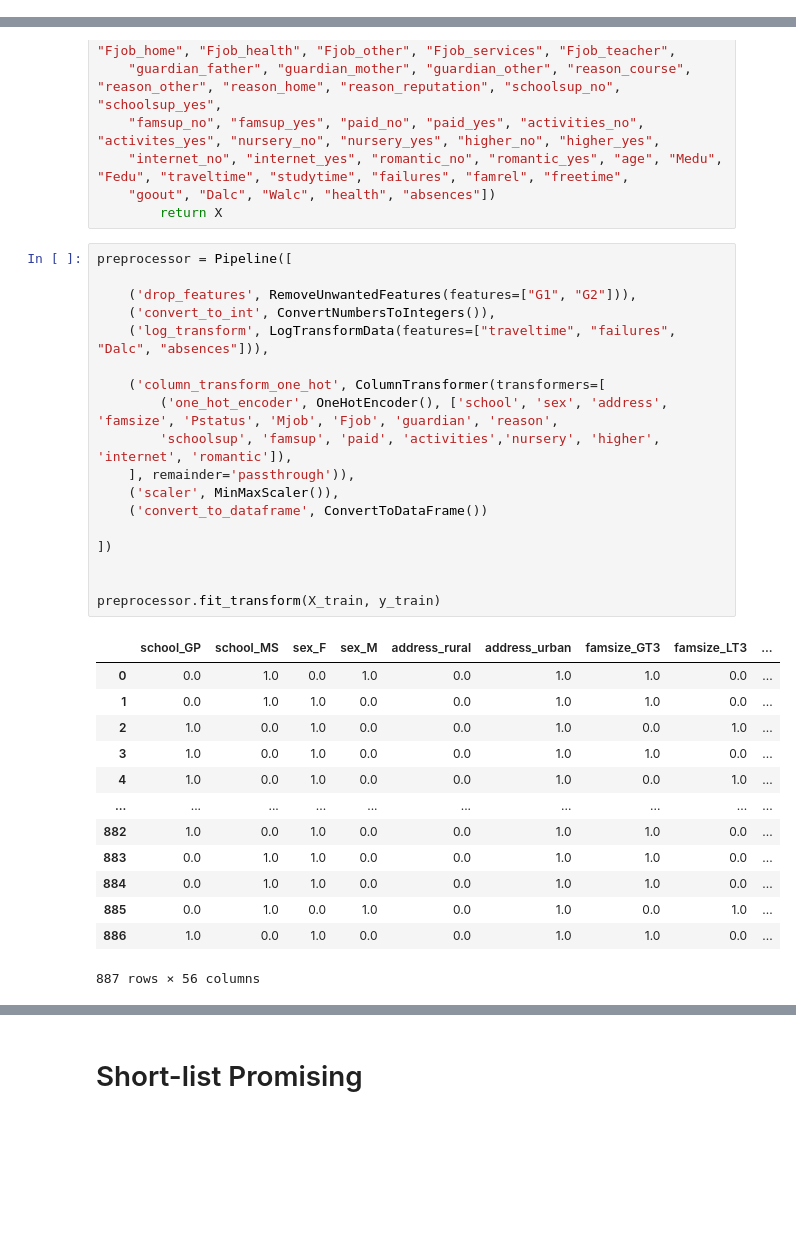
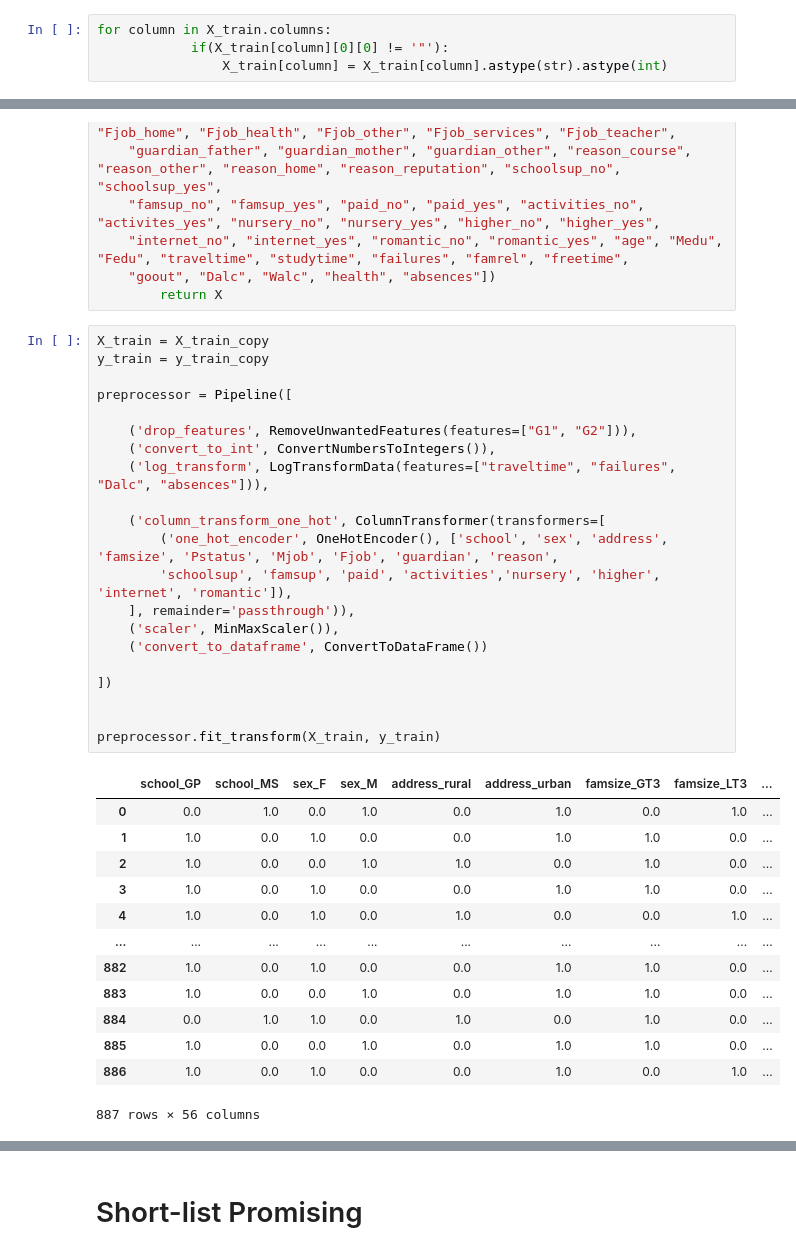
Before and after one commit to MShimer33/MachineLearningFinalProject, a Jupyter notebook: education.ipynb, the cells around one changed output, grey strips where cells are left out. Cells and saved outputs as stored; diff of their text form; blank space fills up the shorter version.

```diff
--- a/education.ipynb
+++ b/education.ipynb
@@ -143,4 +143,8 @@ memory usage: 269.3+ KB
 # %% [markdown]
 Explore the data
 ===
+# %%
+for column in X_train.columns:
+            if(X_train[column][0][0] != '"'):
+                X_train[column] = X_train[column].astype(str).astype(int)
 # %%
@@ -231,34 +234,37 @@ class ConvertToDataFrame(BaseEstimator, TransformerMixin):
     "goout", "Dalc", "Walc", "health", "absences"])
         return X
 # %%
+X_train = X_train_copy
+y_train = y_train_copy
+
 preprocessor = Pipeline([
 
     ('drop_features', RemoveUnwantedFeatures(features=["G1", "G2"])),
     ('convert_to_int', ConvertNumbersToIntegers()),
     ('log_transform', LogTransformData(features=["traveltime", "failures", "Dalc", "absences"])),
 
     ('column_transform_one_hot', ColumnTransformer(transformers=[
         ('one_hot_encoder', OneHotEncoder(), ['school', 'sex', 'address', 'famsize', 'Pstatus', 'Mjob', 'Fjob', 'guardian', 'reason',
         'schoolsup', 'famsup', 'paid', 'activities','nursery', 'higher', 'internet', 'romantic']),
     ], remainder='passthrough')),
     ('scaler', MinMaxScaler()),
     ('convert_to_dataframe', ConvertToDataFrame())
 
 ])
 
 
 preprocessor.fit_transform(X_train, y_train)
 # %% [output]
 |  | school_GP | school_MS | sex_F | sex_M | address_rural | address_urban | famsize_GT3 | famsize_LT3 | ... |
-| 0 | 0.0 | 1.0 | 0.0 | 1.0 | 0.0 | 1.0 | 1.0 | 0.0 | ... |
-| 1 | 0.0 | 1.0 | 1.0 | 0.0 | 0.0 | 1.0 | 1.0 | 0.0 | ... |
-| 2 | 1.0 | 0.0 | 1.0 | 0.0 | 0.0 | 1.0 | 0.0 | 1.0 | ... |
+| 0 | 0.0 | 1.0 | 0.0 | 1.0 | 0.0 | 1.0 | 0.0 | 1.0 | ... |
+| 1 | 1.0 | 0.0 | 1.0 | 0.0 | 0.0 | 1.0 | 1.0 | 0.0 | ... |
+| 2 | 1.0 | 0.0 | 0.0 | 1.0 | 1.0 | 0.0 | 1.0 | 0.0 | ... |
 | 3 | 1.0 | 0.0 | 1.0 | 0.0 | 0.0 | 1.0 | 1.0 | 0.0 | ... |
-| 4 | 1.0 | 0.0 | 1.0 | 0.0 | 0.0 | 1.0 | 0.0 | 1.0 | ... |
+| 4 | 1.0 | 0.0 | 1.0 | 0.0 | 1.0 | 0.0 | 0.0 | 1.0 | ... |
 | ... | ... | ... | ... | ... | ... | ... | ... | ... | ... |
 | 882 | 1.0 | 0.0 | 1.0 | 0.0 | 0.0 | 1.0 | 1.0 | 0.0 | ... |
-| 883 | 0.0 | 1.0 | 1.0 | 0.0 | 0.0 | 1.0 | 1.0 | 0.0 | ... |
-| 884 | 0.0 | 1.0 | 1.0 | 0.0 | 0.0 | 1.0 | 1.0 | 0.0 | ... |
-| 885 | 0.0 | 1.0 | 0.0 | 1.0 | 0.0 | 1.0 | 0.0 | 1.0 | ... |
-| 886 | 1.0 | 0.0 | 1.0 | 0.0 | 0.0 | 1.0 | 1.0 | 0.0 | ... |
+| 883 | 1.0 | 0.0 | 0.0 | 1.0 | 0.0 | 1.0 | 1.0 | 0.0 | ... |
+| 884 | 0.0 | 1.0 | 1.0 | 0.0 | 1.0 | 0.0 | 1.0 | 0.0 | ... |
+| 885 | 1.0 | 0.0 | 0.0 | 1.0 | 0.0 | 1.0 | 1.0 | 0.0 | ... |
+| 886 | 1.0 | 0.0 | 1.0 | 0.0 | 0.0 | 1.0 | 0.0 | 1.0 | ... |
 887 rows × 56 columns
```
Also changed, not shown: parts of 6 cells of this notebook.
